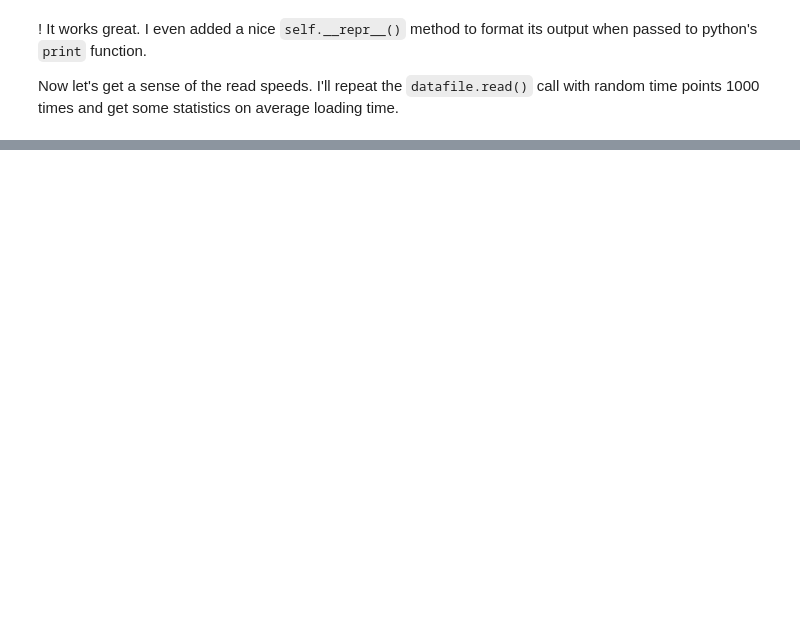
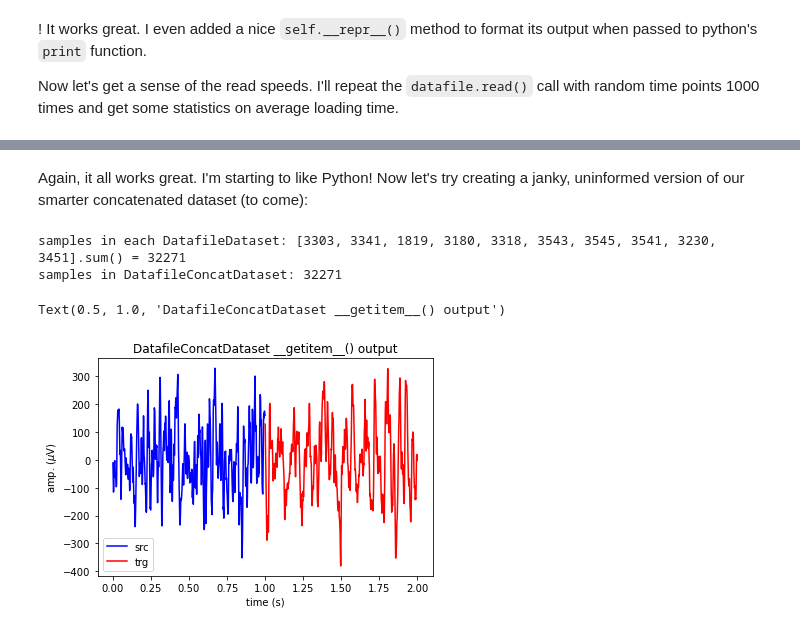
Before and after one commit to m-nolan/ecog_is2s, a Jupyter notebook: notebooks/data_access_plan_20200904.ipynb, the cells around one changed output, grey strips where cells are left out. Saved outputs shown, nothing was run; the diff lists cells and outputs as text; code cells hidden in the pictures; blank space fills up the shorter version.

```diff
--- a/notebooks/data_access_plan_20200904.ipynb
+++ b/notebooks/data_access_plan_20200904.ipynb
@@ -222,0 +253,6 @@ Either way, it all works great! This will make the next step a bit easier: creat
+# %%
+data_file_list = glob.glob("E:\\aoLab\\Data\\WirelessData\\Goose_Multiscale_M1\\180325\\*\\*.clfp.dat")
+print(f'{len(data_file_list)} files found!')
+
+datafile_list = [DataFile(fp) for fp in data_file_list]
+print(datafile_list)
@@ -222,0 +356,23 @@ Either way, it all works great! This will make the next step a bit easier: creat
+# %% [markdown]
+Again, it all works great. I'm starting to like Python! Now let's try creating a janky, uninformed version of our smarter concatenated dataset (to come):
+# %%
+from torch.utils.data import ConcatDataset
+DatafileConcatDataset = ConcatDataset(DatafileDatasetList)
+dfds_samples = [df.__len__() for df in DatafileDatasetList]
+print(f'samples in each DatafileDataset: {dfds_samples}.sum() = {sum(dfds_samples)}')
+print(f'samples in DatafileConcatDataset: {DatafileConcatDataset.__len__()}')
+
+src, trg = DatafileConcatDataset.__getitem__(30500)
+t_src = np.arange(test_dfds.src_len)/test_dfds.datafile.srate
+t_trg = np.arange(test_dfds.src_len,test_dfds.sample_len)/test_dfds.datafile.srate
+plt.plot(t_src,src[11,:],'b',label='src')
+plt.plot(t_trg,trg[11,:],'r',label='trg')
+plt.legend(loc=0)
+plt.xlabel('time (s)')
+plt.ylabel('amp. ($\mu$V)')
+plt.title('DatafileConcatDataset __getitem__() output')
+# %% [output]
+samples in each DatafileDataset: [3303, 3341, 1819, 3180, 3318, 3543, 3545, 3541, 3230, 3451].sum() = 32271
+samples in DatafileConcatDataset: 32271
+Text(0.5, 1.0, 'DatafileConcatDataset __getitem__() output')
+[figure, added]
```
Also changed, not shown: parts of 21 cells of this notebook.
